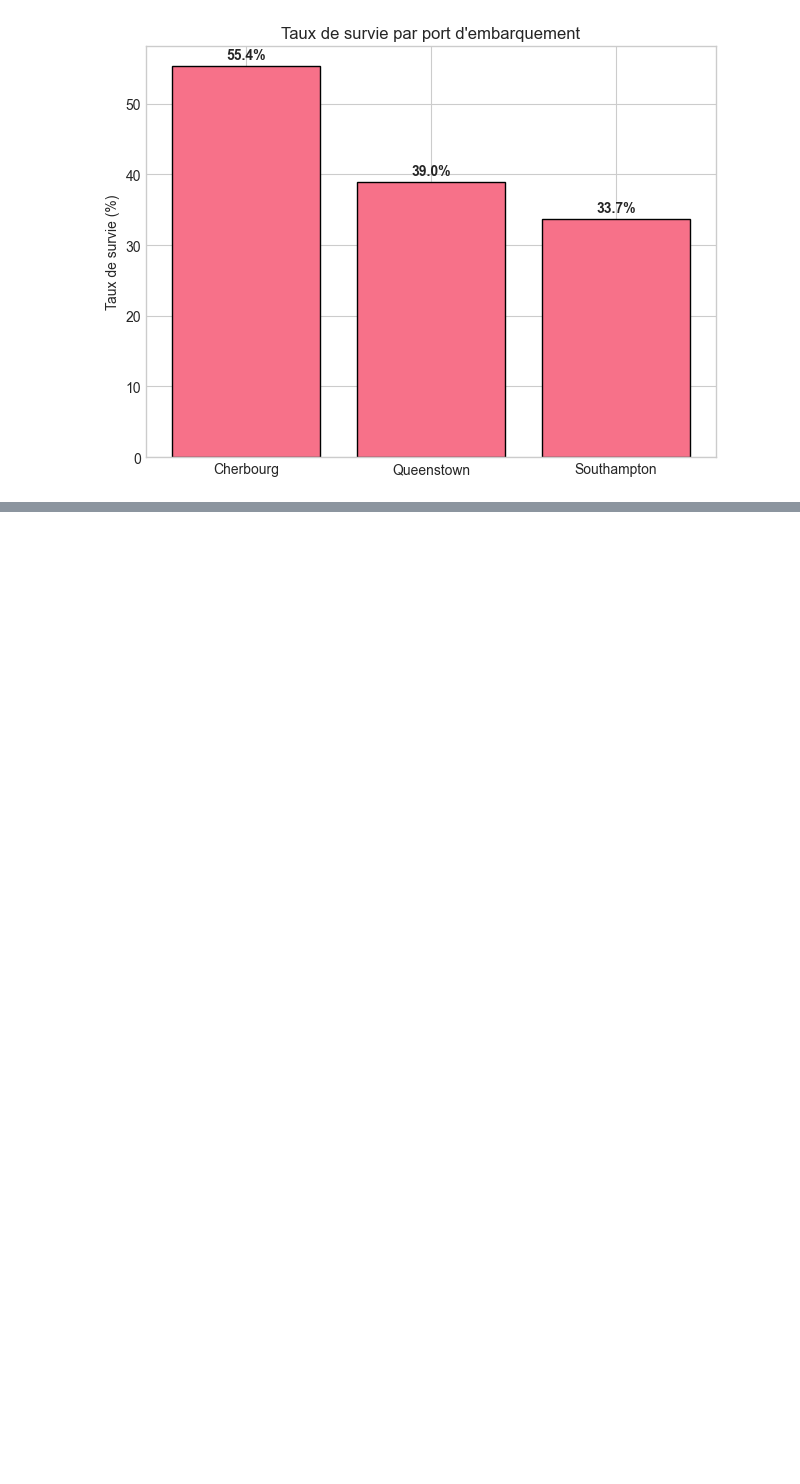
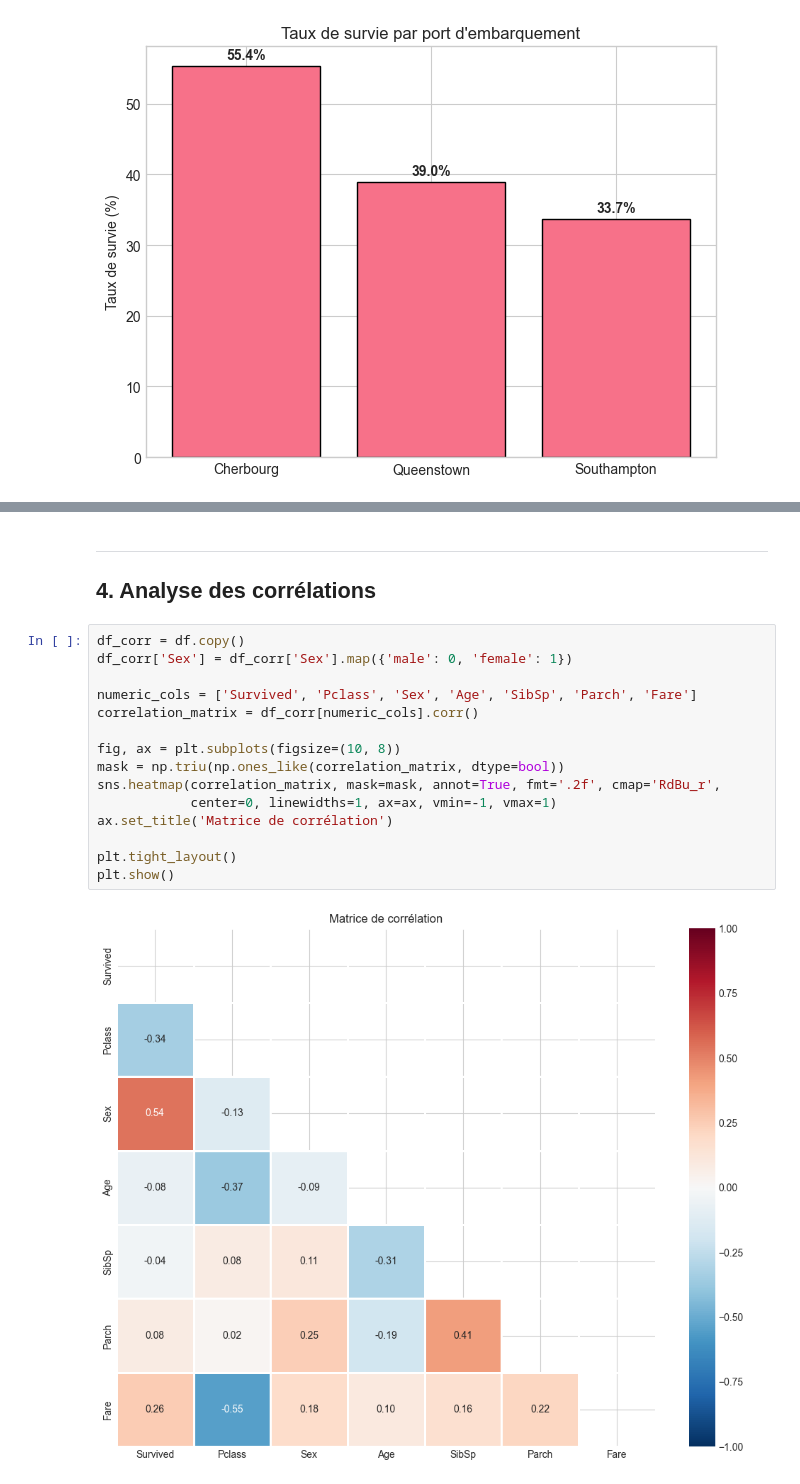
Before and after one commit to MaxMxx/titanic-prog-avance, a Jupyter notebook: notebooks/011_eda.ipynb, the cells around one changed output, grey strips where cells are left out. Drawn from its saved outputs; the diff is of its cells as text; blank space fills up the shorter version.

```diff
--- a/notebooks/011_eda.ipynb
+++ b/notebooks/011_eda.ipynb
@@ -189,0 +246,20 @@ plt.show()
+# %% [markdown]
+---
+## 4. Analyse des corrélations
+# %%
+df_corr = df.copy()
+df_corr['Sex'] = df_corr['Sex'].map({'male': 0, 'female': 1})
+
+numeric_cols = ['Survived', 'Pclass', 'Sex', 'Age', 'SibSp', 'Parch', 'Fare']
+correlation_matrix = df_corr[numeric_cols].corr()
+
+fig, ax = plt.subplots(figsize=(10, 8))
+mask = np.triu(np.ones_like(correlation_matrix, dtype=bool))
+sns.heatmap(correlation_matrix, mask=mask, annot=True, fmt='.2f', cmap='RdBu_r',
+            center=0, linewidths=1, ax=ax, vmin=-1, vmax=1)
+ax.set_title('Matrice de corrélation')
+
+plt.tight_layout()
+plt.show()
+# %% [output]
+[figure, added]
```
Also changed, not shown: parts of 7 cells of this notebook.
